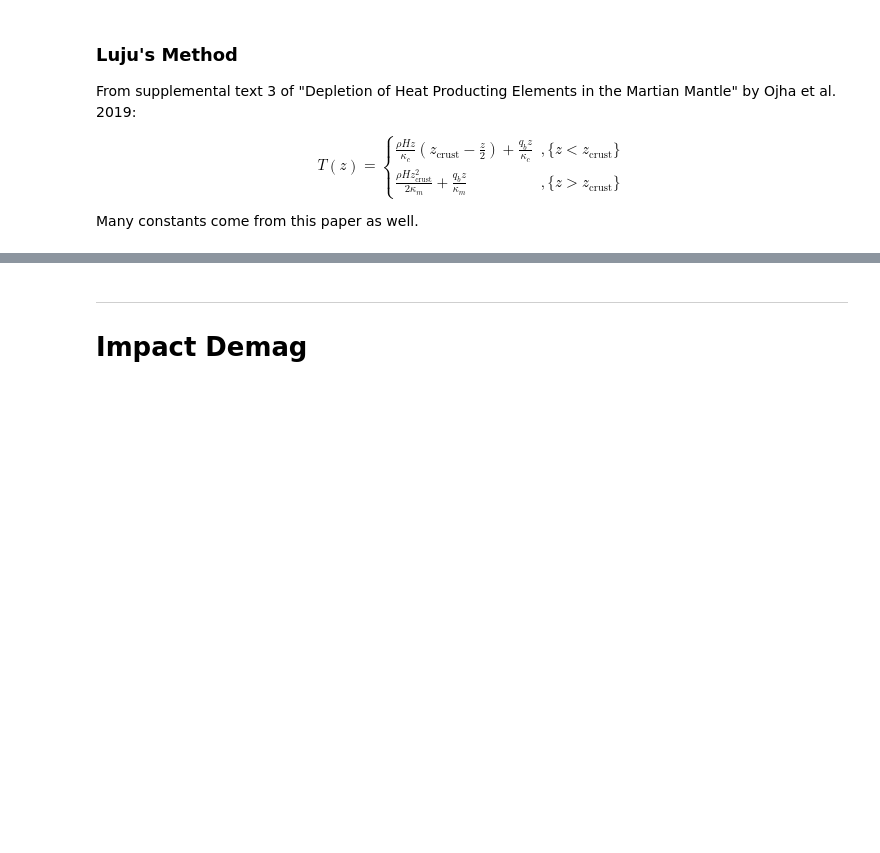
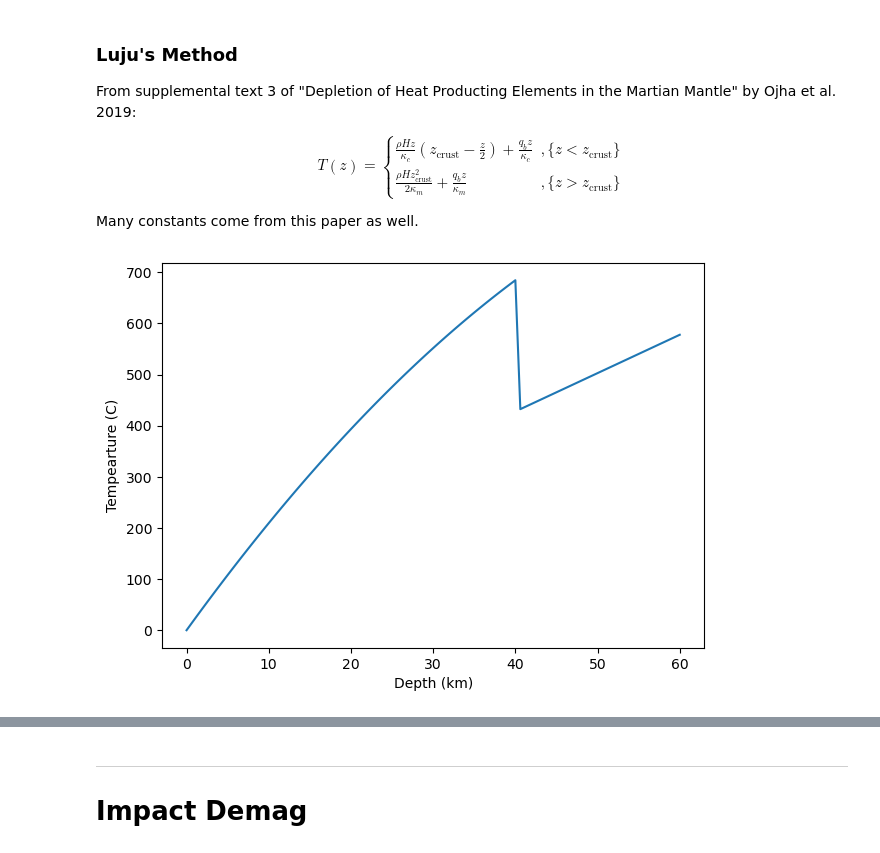
Before and after one commit to Humboldt-Penguin/Mars-Magnetics-Research, a Jupyter notebook: code/04_curie_depths/demag_analysis_v2.ipynb, the cells around one changed output, grey strips where cells are left out. Cells and saved outputs as stored; diff of their text form; code cells hidden in the pictures; blank space fills up the shorter version.

```diff
--- a/code/04_curie_depths/demag_analysis_v2.ipynb
+++ b/code/04_curie_depths/demag_analysis_v2.ipynb
@@ -766,6 +766,50 @@ T( z) =\begin{cases}
 $$
 
 Many constants come from this paper as well.
+# %%
+def tempAtDepth(lon, lat, t, depth_km, volatile_adjusted = False):
+
+    '''WARNING: THIS IS A CONSTLY COMPUTATION bc `calc_H`, do not run this function for a large dataset :3'''
+
+    rho = 2800 # density of crust [kg m^-3]
+    H = calc_H(lon, lat, t, volatile_adjusted) # heat production in crust [W kg^-1]
+    k_cr = 2.5 # thermal conductivity of crust [W m^-1 K^-1]
+    k_m = 4 # thermal conductivity of mantle [W m^-1 K^-1]
+    thickness_crust_m = 40e3 # from random map i found online -- eventually automate this!
+    q_b = 30e-3 # basal heat flow, parameter sweep this from 0-50 -- this is what we can figure out using sph harmonics and impact modelling!
+    depth_m = depth_km*1000
+
+
+    # left = ((rho * H * thickness_crust_m)/(k_cr))*(thickness_crust_m - thickness_crust_m/2) + (q_b * thickness_crust_m)/(k_cr)
+    # right = ((rho * H * thickness_crust_m**2)/(2*k_m)) + ((q_b * thickness_crust_m)/(k_m))
+    T_0 = 0
+
+
+    if depth_m <= thickness_crust_m:
+        T = ((rho * H * depth_m)/(k_cr))*(thickness_crust_m - depth_m/2) + (q_b * depth_m)/(k_cr)
+    else:
+        T = T_0 + ((rho * H * thickness_crust_m**2)/(2*k_m)) + ((q_b * depth_m)/(k_m))
+
+    return T
+
+
+
+
+############################################
+depths = np.linspace(0, 60, 100)
+temp = [tempAtDepth(henry["lon"], henry["lat"], henry["formation"], depth_km=z, volatile_adjusted = True) for z in depths]
+
+
+fig = plt.figure(figsize=(7,5))
+ax = plt.axes()
+ax.plot(depths, temp)
+
+ax.set_xlabel("Depth (km)")
+ax.set_ylabel("Tempearture (C)")
+
+plt.show(ax)
+# %% [output]
+[figure, added]
 # %%
 def tempAtDepth(lon, lat, t, depth_km, volatile_adjusted = False):
 
```
Also changed, not shown: parts of 3 cells of this notebook.
